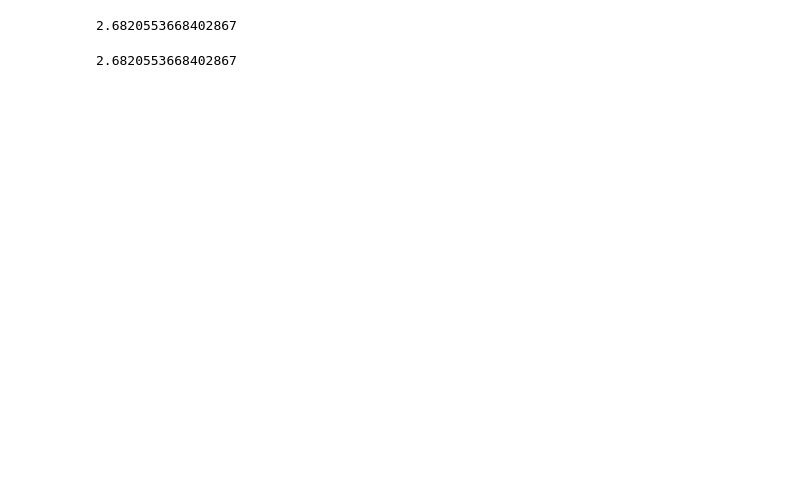
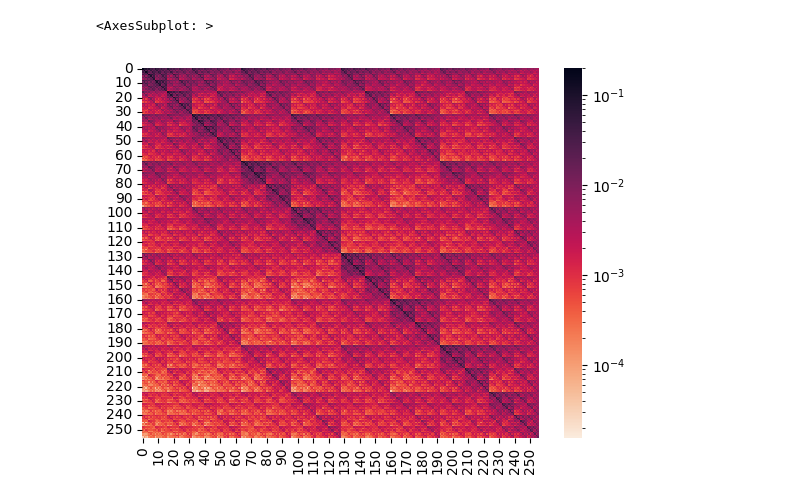
Before and after one commit to pafloxy/qhack-project-raflaneq, a Jupyter notebook: proposal_matrix.ipynb, the cells around one changed output. Saved outputs shown, nothing was run; the diff lists cells and outputs as text; code cells hidden in the pictures; blank space fills up the shorter version.

```diff
--- a/proposal_matrix.ipynb
+++ b/proposal_matrix.ipynb
@@ -34,8 +150,0 @@ proposal_matrix = normalize_proposal(proposal_matrix)
-# %%
-sum(proposal_matrix[1])
-# %% [output]
-2.6820553668402867
-# %%
-sum(proposal_matrix[1])
-# %% [output]
-2.6820553668402867
@@ -44 +151,7 @@ transition_dict = {}
+# %%
+proposal_matrix = normalize_proposal(proposal_matrix)
+sns.heatmap(proposal_matrix, norm = LogNorm(),cmap = sns.cm.rocket_r)
+# %% [output]
+<AxesSubplot: >
+[figure, added]
 # %%
```
Also changed, not shown: parts of 19 cells of this notebook.
